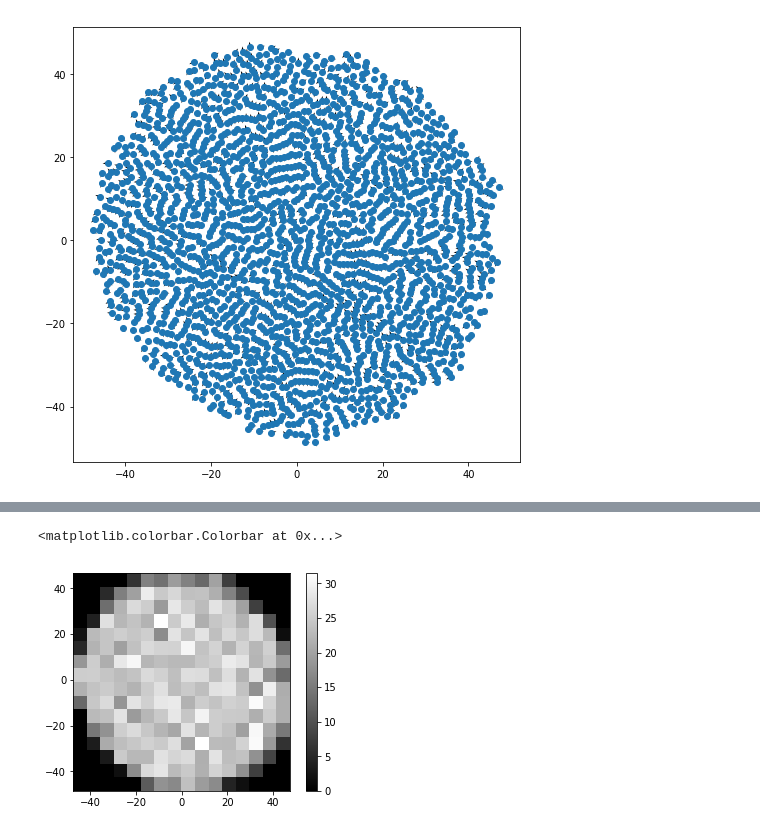
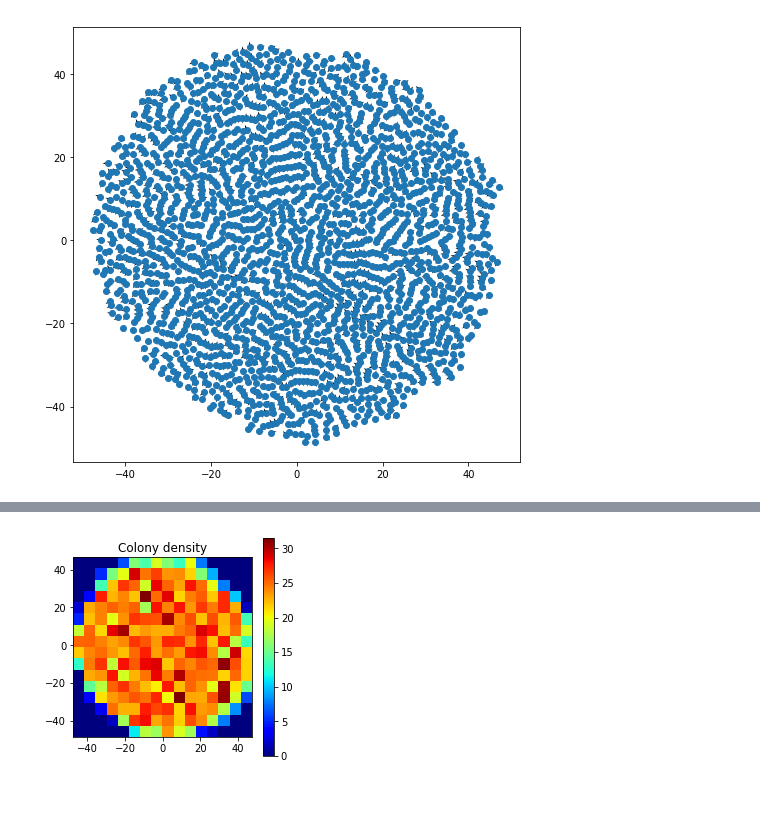
Before and after one commit to cellmodeller/CellModeller, a Jupyter notebook: Scripts/Analysis.ipynb, the cells around one changed output, grey strips where cells are left out. Drawn from its saved outputs; the diff is of its cells as text; code cells hidden in the pictures; blank space fills up the shorter version.

```diff
--- a/Scripts/Analysis.ipynb
+++ b/Scripts/Analysis.ipynb
@@ -72,13 +93,14 @@ plt.hist(np.sqrt(pos[:,0]**2+pos[:,1]**2))
 # %%
 # Compute the cell density in regular bins as a weighted 2d histogram
 
-fig = plt.figure()
+fig = plt.figure(figsize=(4,4))
+plt.title('Colony density')
 H, xedges, yedges = np.histogram2d(pos[:,0], pos[:,1], weights=lengths, bins=16)
-plt.imshow(H, interpolation='nearest', origin='low', extent=[xedges[0], xedges[-1], yedges[0], yedges[-1]], cmap='gray')
+plt.imshow(H, interpolation='nearest', origin='low', extent=[xedges[0], xedges[-1], yedges[0], yedges[-1]], cmap='jet')
 plt.colorbar()
+plt.savefig('density.pdf', dpi=600)
 # %% [output]
-<matplotlib.colorbar.Colorbar at 0x...>
-[figure, old version]
+[figure, new version]
 # %%
 # We can also examine the details of the running simulation,
 # e.g. the residual overlaps between cells (error)
```
Also changed, not shown: parts of 8 cells of this notebook.
